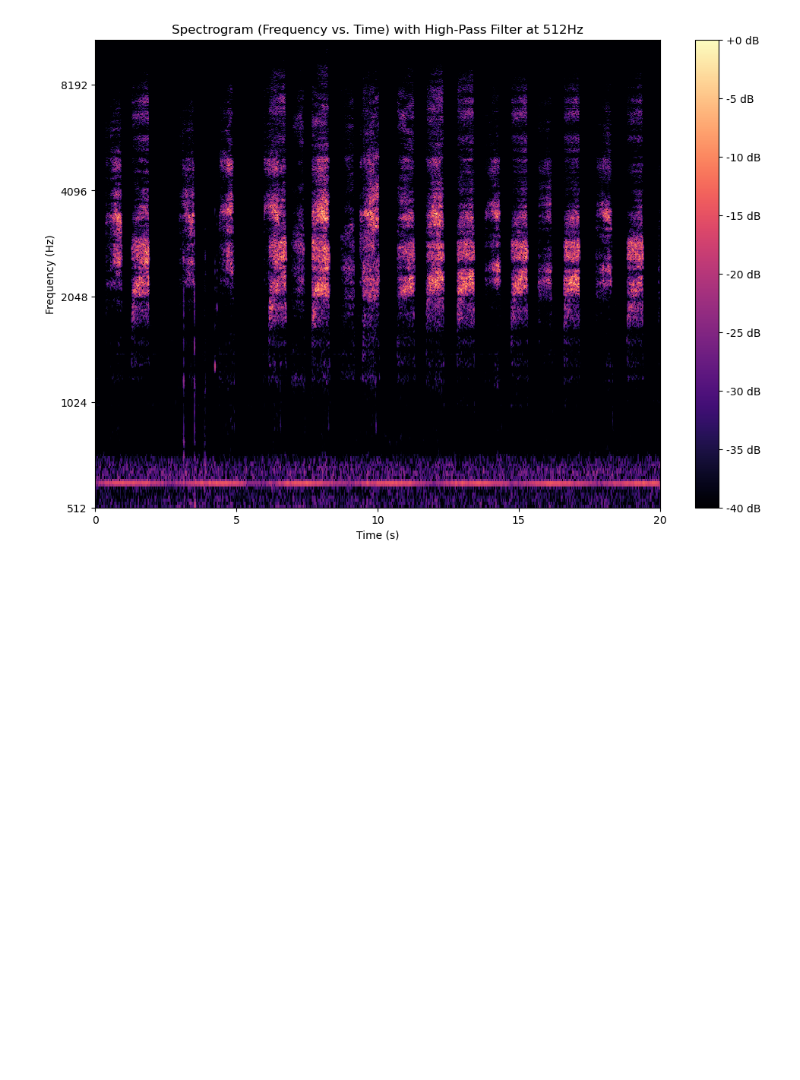
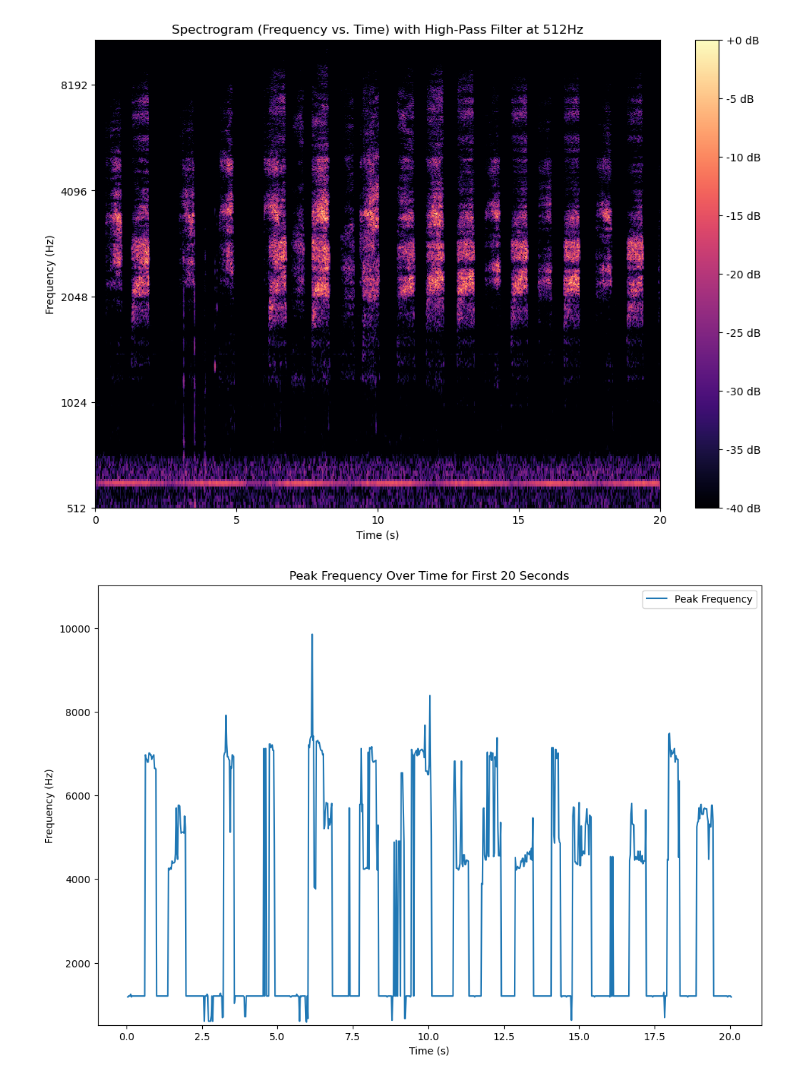
Before and after one commit to drkrs919/owlVocalization, a Jupyter notebook: scripts/frequencyAnalysis.ipynb, the cells around one changed output. Drawn from its saved outputs; the diff is of its cells as text; code cells hidden in the pictures; blank space fills up the shorter version.

Commit message:
added graph

```diff
--- a/scripts/frequencyAnalysis.ipynb
+++ b/scripts/frequencyAnalysis.ipynb
@@ -59,3 +59,18 @@ plt.clim(vmin=amplitude_threshold)  # Set the minimum amplitude to display
 plt.show()
 # %% [output]
 [figure]
+# %%
+frequencies = librosa.fft_frequencies(sr=sr, n_fft=D_filtered.shape[0])
+times = librosa.frames_to_time(np.arange(S_db_filtered.shape[1]), sr=sr, hop_length=512, n_fft=2048)
+peak_frequencies = frequencies[np.argmax(S_db_filtered, axis=0)]
+
+plt.figure(figsize=(12, 8))
+plt.plot(times, peak_frequencies, label='Peak Frequency')
+plt.ylim(512, sr // 2)
+plt.xlabel('Time (s)')
+plt.ylabel('Frequency (Hz)')
+plt.title('Peak Frequency Over Time for First 20 Seconds')
+plt.legend()
+plt.show()
+# %% [output]
+[figure, added]
```
